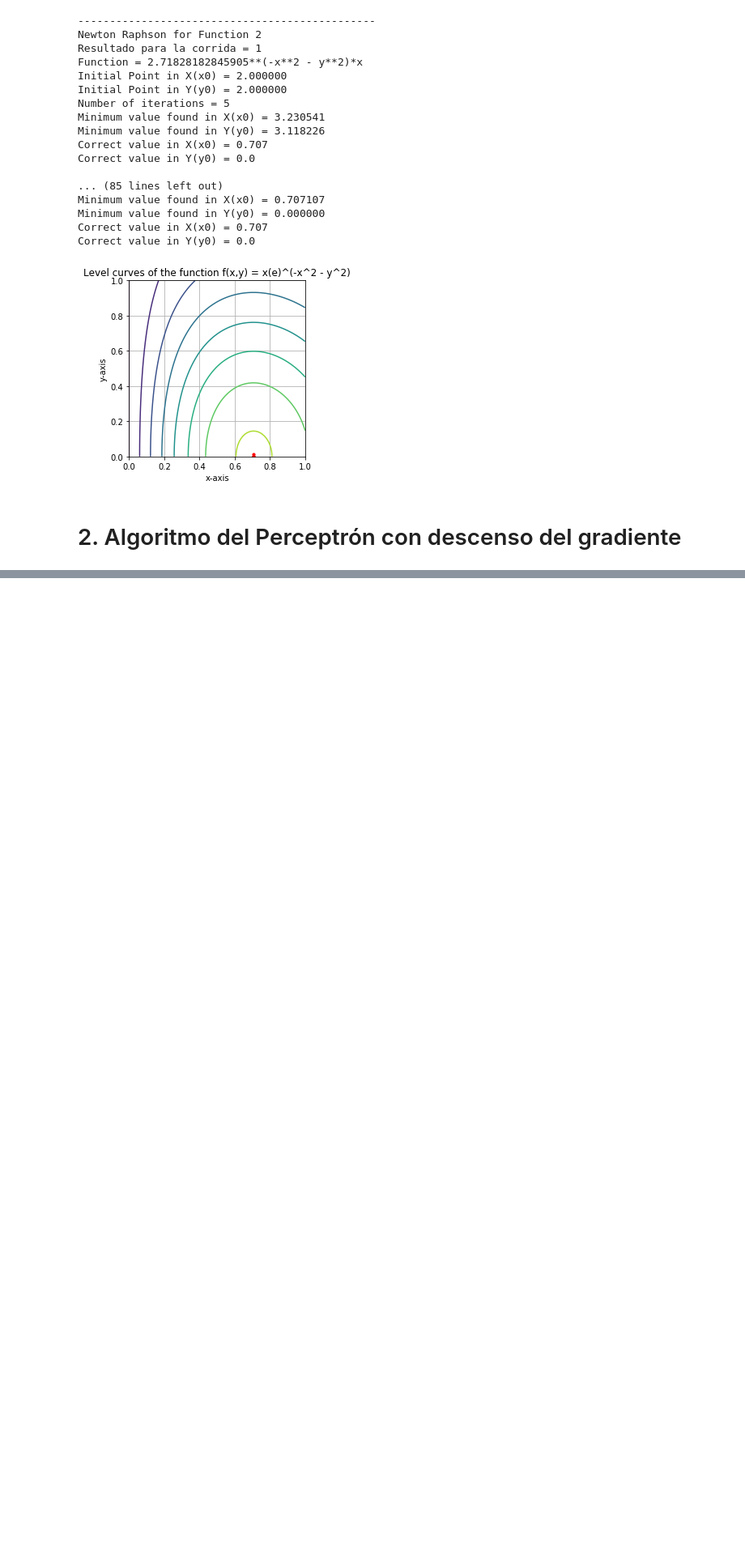
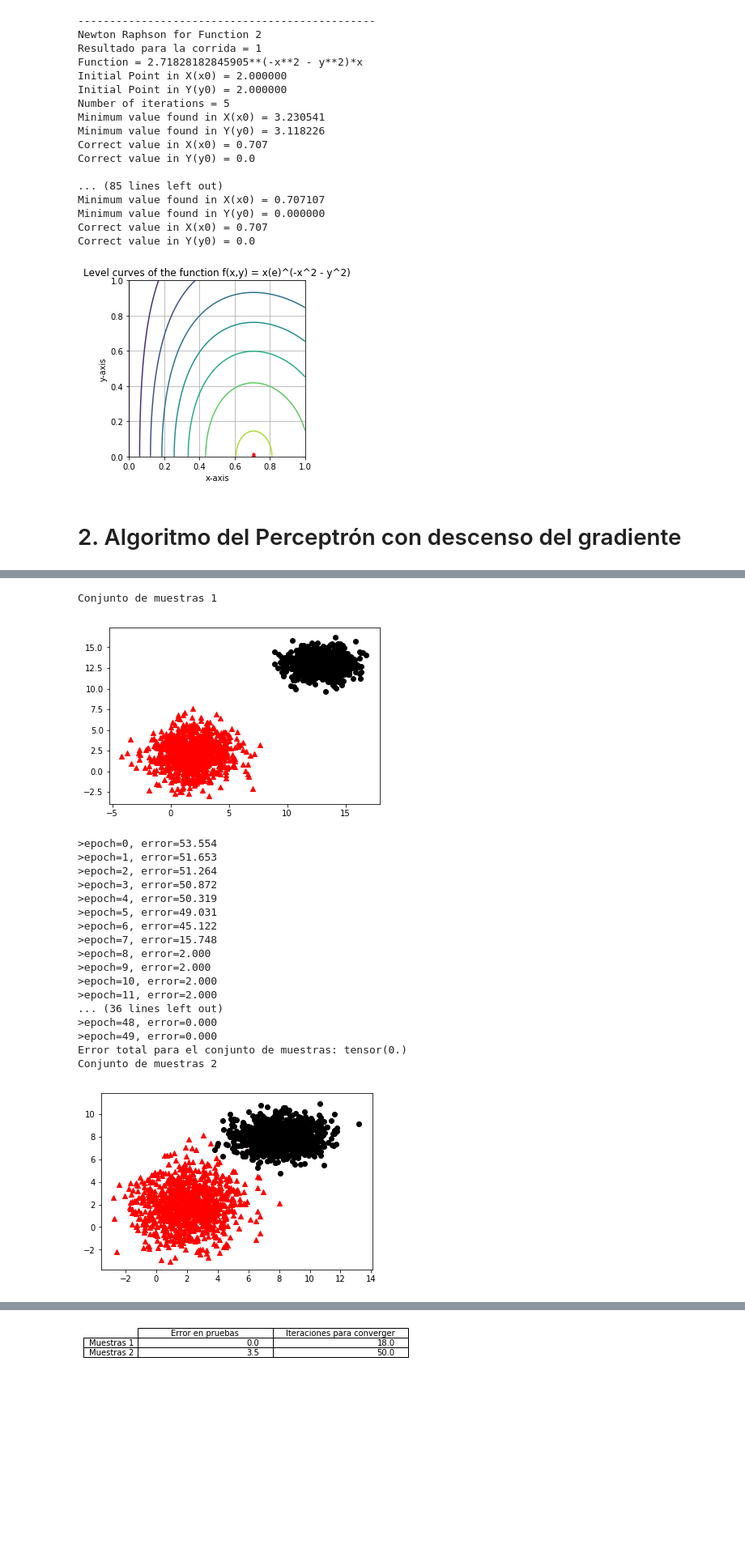
Before and after one commit to fmejias/CienciasDeLosDatosTEC, a Jupyter notebook: MatematicasCienciasDeLosDatos/TP4/TP4.ipynb, the cells around one changed output, grey strips where cells are left out. Shown at 81% size. Cells and saved outputs as stored; diff of their text form; code cells hidden in the pictures; blank space fills up the shorter version.

```diff
--- a/MatematicasCienciasDeLosDatos/TP4/TP4.ipynb
+++ b/MatematicasCienciasDeLosDatos/TP4/TP4.ipynb
@@ -632,0 +648,65 @@ Error total para el conjunto de muestras: tensor(0.)
+# %%
+#Exercise 2.3.a Test the Perceptron implementation
+
+
+def exercise2_3a():
+    """
+    Perform 2 tests with different separation distances between classes.
+    """
+    totalEpochs = 50
+    samplesPerClass = 1000
+
+    #vector with all experiments' errors
+    vDatosTabla= torch.zeros(2,2)
+    collabel=('Error en pruebas', 'Iteraciones para converger')
+    rowlabel=(1,2)
+
+    # Sample data 1. Linearly separable
+    print("Conjunto de muestras 1")
+    (TargetsA, SamplesA) = createData(numberSamplesPerClass = samplesPerClass, mean2 = [13, 13])
+    finalErrorA, convergenceEpochA, allErrorA = testPerceptron(SamplesA, TargetsA, epochs = totalEpochs, testSize = 0.3)
+    vDatosTabla[0][0] = finalErrorA
+    vDatosTabla[0][1] = convergenceEpochA
+
+    # Sample data 2. Linearly separable
+    print("Conjunto de muestras 2")
+    (TargetsB, SamplesB) = createData(numberSamplesPerClass = samplesPerClass, mean2 = [8, 8])
+    finalErrorB, convergenceEpochB, allErrorB = testPerceptron(SamplesB, TargetsB, epochs = totalEpochs, testSize = 0.3)
+    vDatosTabla[1][0] = finalErrorB
+    vDatosTabla[1][1] = convergenceEpochB
+
+    print("============ TABLA: Exercise 2.3.a ================")
+    print("------ Número de muestras mal clasificadas -------")
+    print("------ Iteraciones = número de épocas => algoritmo no convergió ")
+    print("------ Épocas totales: ", totalEpochs)
+    print("------ Muestras por clase: ", samplesPerClass)
+    print("===================================================")
+
+
+    plotErrorTable(vDatosTabla, collabel, rowlabel)
+
+    return(allErrorA, allErrorB)
+
+#Exercise 2.3.a
+allErrorA, allErrorB = exercise2_3a()
+# %% [output]
+Conjunto de muestras 1
+[figure, added]
+>epoch=0, error=53.554
+>epoch=1, error=51.653
+>epoch=2, error=51.264
+>epoch=3, error=50.872
+>epoch=4, error=50.319
+>epoch=5, error=49.031
+>epoch=6, error=45.122
+>epoch=7, error=15.748
+>epoch=8, error=2.000
+>epoch=9, error=2.000
+>epoch=10, error=2.000
+>epoch=11, error=2.000
+... (36 lines left out)
+>epoch=48, error=0.000
+>epoch=49, error=0.000
+Error total para el conjunto de muestras: tensor(0.)
+Conjunto de muestras 2
+[figure, added]
@@ -632,0 +730 @@ Error total para el conjunto de muestras: tensor(0.)
+[figure, added]
```
Also changed, not shown: parts of 11 cells of this notebook.
